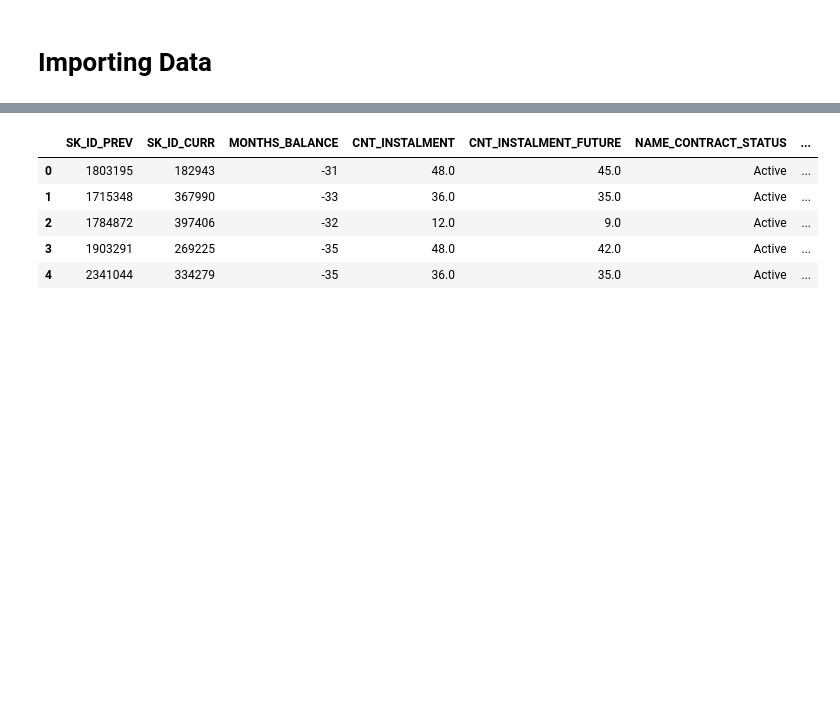
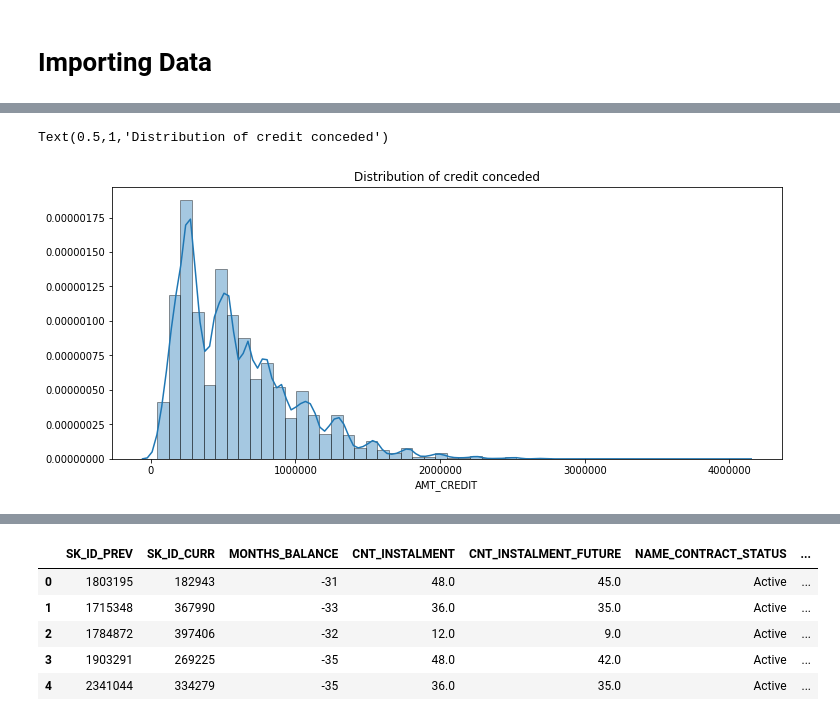
Before and after one commit to joaomalves/Bamboozled_team, a Jupyter notebook: Home_credit.ipynb, the cells around one changed output, grey strips where cells are left out. Drawn from its saved outputs; the diff is of its cells as text; code cells hidden in the pictures; blank space fills up the shorter version.

```diff
--- a/Home_credit.ipynb
+++ b/Home_credit.ipynb
@@ -34,0 +49,7 @@ application_train.head()
+# %%
+plt.figure(figsize=(12,5))
+sns.distplot(application_train["AMT_CREDIT"],hist_kws=dict(edgecolor="k", linewidth=1))
+plt.title('Distribution of credit conceded')
+# %% [output]
+Text(0.5,1,'Distribution of credit conceded')
+[figure, added]
```
Also changed, not shown: parts of 13 cells of this notebook.
